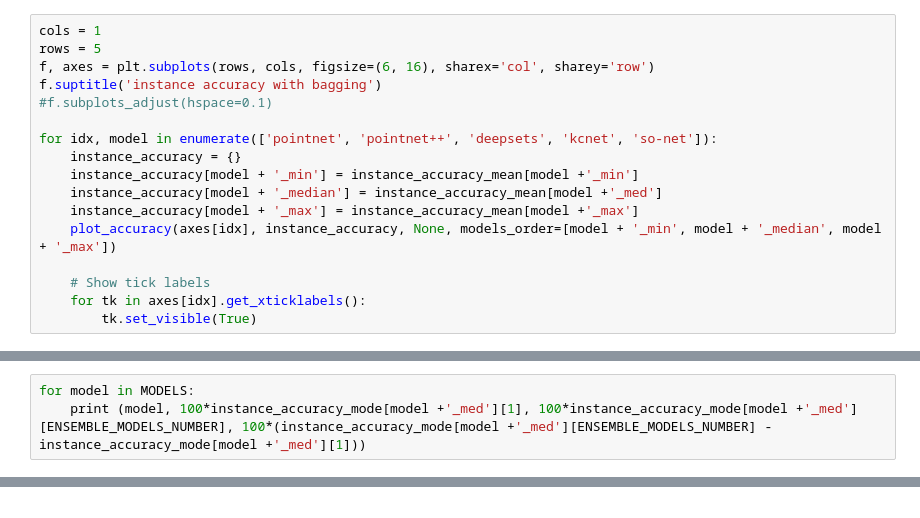
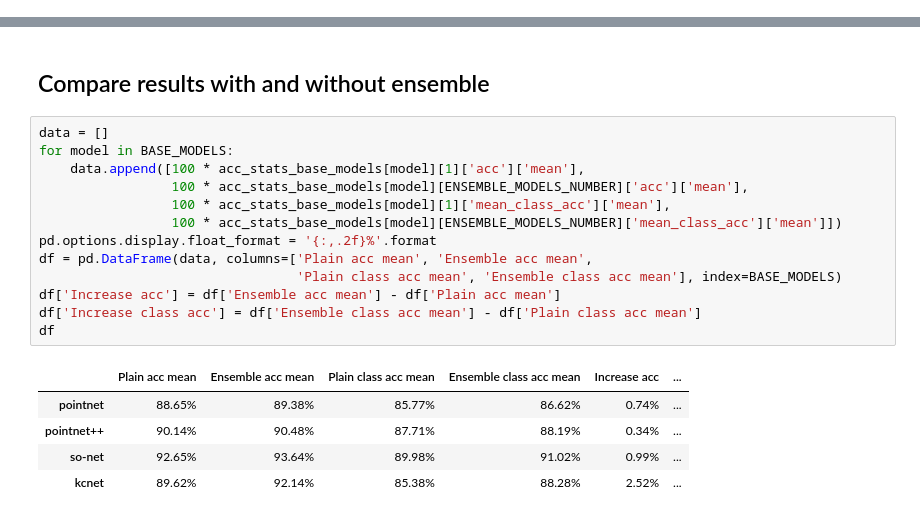
Before and after one commit to dkoguciuk/ensemble_learning_for_point_clouds, a Jupyter notebook: analysis.ipynb, the cells around one changed output, grey strips where cells are left out. Drawn from its saved outputs; the diff is of its cells as text.

```diff
--- a/analysis.ipynb
+++ b/analysis.ipynb
@@ -233,17 +163,0 @@ for row, model in enumerate(['pointnet', 'pointnet++', 'deepsets', 'kcnet', 'so-
-# %%
-cols = 1
-rows = 5
-f, axes = plt.subplots(rows, cols, figsize=(6, 16), sharex='col', sharey='row')
-f.suptitle('instance accuracy with bagging')
-#f.subplots_adjust(hspace=0.1)
-
-for idx, model in enumerate(['pointnet', 'pointnet++', 'deepsets', 'kcnet', 'so-net']):
-    instance_accuracy = {}
-    instance_accuracy[model + '_min'] = instance_accuracy_mean[model +'_min']
-    instance_accuracy[model + '_median'] = instance_accuracy_mean[model +'_med']
-    instance_accuracy[model + '_max'] = instance_accuracy_mean[model +'_max']
-    plot_accuracy(axes[idx], instance_accuracy, None, models_order=[model + '_min', model + '_median', model + '_max'])
-
-    # Show tick labels
-    for tk in axes[idx].get_xticklabels():
-        tk.set_visible(True)
@@ -252,3 +163,0 @@ for idx, model in enumerate(['pointnet', 'pointnet++', 'deepsets', 'kcnet', 'so-
-# %%
-for model in MODELS:
-    print (model, 100*instance_accuracy_mode[model +'_med'][1], 100*instance_accuracy_mode[model +'_med'][ENSEMBLE_MODELS_NUMBER], 100*(instance_accuracy_mode[model +'_med'][ENSEMBLE_MODELS_NUMBER] - instance_accuracy_mode[model +'_med'][1]))
@@ -364,0 +182,21 @@ f.savefig('class_classification_accuracy.png', bbox_inches='tight')
+# %% [markdown]
+## Compare results with and without ensemble
+# %%
+data = []
+for model in BASE_MODELS:
+    data.append([100 * acc_stats_base_models[model][1]['acc']['mean'],
+                 100 * acc_stats_base_models[model][ENSEMBLE_MODELS_NUMBER]['acc']['mean'],
+                 100 * acc_stats_base_models[model][1]['mean_class_acc']['mean'],
+                 100 * acc_stats_base_models[model][ENSEMBLE_MODELS_NUMBER]['mean_class_acc']['mean']])
+pd.options.display.float_format = '{:,.2f}%'.format
+df = pd.DataFrame(data, columns=['Plain acc mean', 'Ensemble acc mean',
+                                 'Plain class acc mean', 'Ensemble class acc mean'], index=BASE_MODELS)
+df['Increase acc'] = df['Ensemble acc mean'] - df['Plain acc mean']
+df['Increase class acc'] = df['Ensemble class acc mean'] - df['Plain class acc mean']
+df
+# %% [output]
+|  | Plain acc mean | Ensemble acc mean | Plain class acc mean | Ensemble class acc mean | Increase acc | ... |
+| pointnet | 88.65% | 89.38% | 85.77% | 86.62% | 0.74% | ... |
+| pointnet++ | 90.14% | 90.48% | 87.71% | 88.19% | 0.34% | ... |
+| so-net | 92.65% | 93.64% | 89.98% | 91.02% | 0.99% | ... |
+| kcnet | 89.62% | 92.14% | 85.38% | 88.28% | 2.52% | ... |
```
Also changed, not shown: parts of 28 cells of this notebook.
